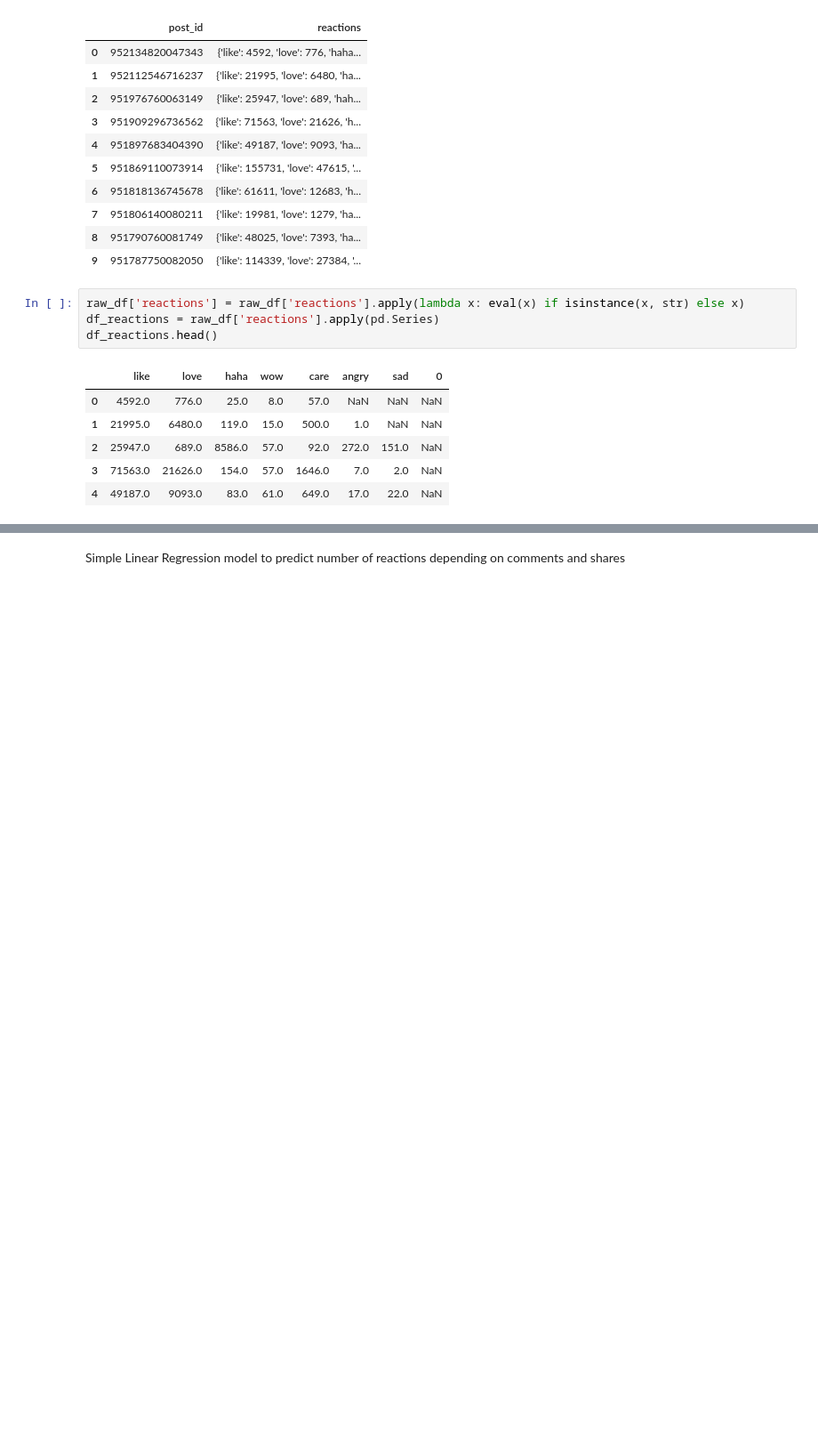
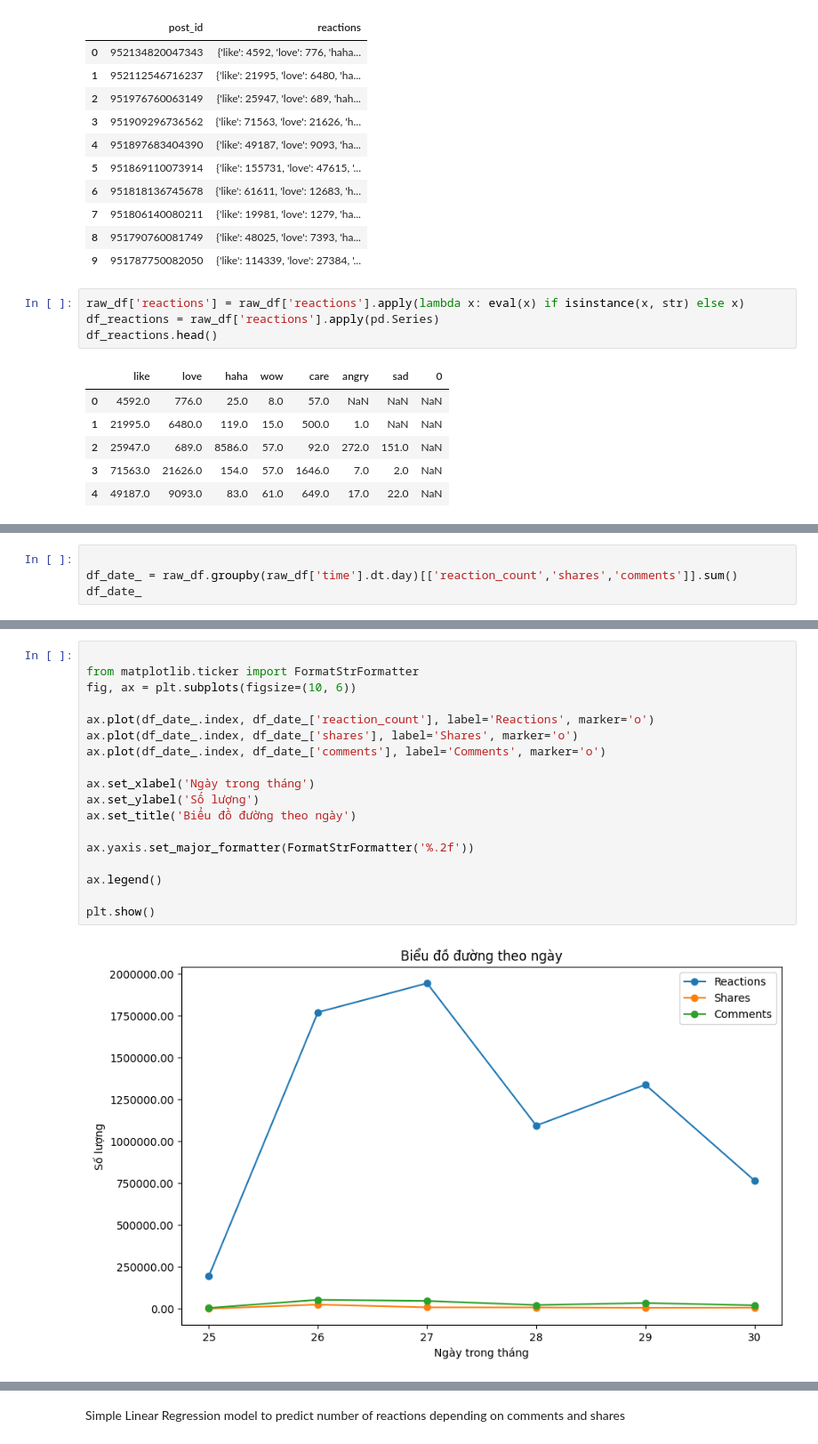
Before and after one commit to phulocnguyen/Facebook-Data-Analysis, a Jupyter notebook: Data Analysis.ipynb, the cells around one changed output, grey strips where cells are left out. Shown: that part at 89% size. Saved outputs shown, nothing was run; the diff lists cells and outputs as text; blank space fills up the shorter version.

```diff
--- a/Data Analysis.ipynb
+++ b/Data Analysis.ipynb
@@ -222,0 +218,4 @@ End date: 2023-11-30
+# %%
+
+df_date_ = raw_df.groupby(raw_df['time'].dt.day)[['reaction_count','shares','comments']].sum()
+df_date_
@@ -222,0 +231,20 @@ End date: 2023-11-30
+# %%
+
+from matplotlib.ticker import FormatStrFormatter
+fig, ax = plt.subplots(figsize=(10, 6))
+
+ax.plot(df_date_.index, df_date_['reaction_count'], label='Reactions', marker='o')
+ax.plot(df_date_.index, df_date_['shares'], label='Shares', marker='o')
+ax.plot(df_date_.index, df_date_['comments'], label='Comments', marker='o')
+
+ax.set_xlabel('Ngày trong tháng')
+ax.set_ylabel('Số lượng')
+ax.set_title('Biểu đồ đường theo ngày')
+
+ax.yaxis.set_major_formatter(FormatStrFormatter('%.2f'))
+
+ax.legend()
+
+plt.show()
+# %% [output]
+[figure, added]
```
Also changed, not shown: parts of 28 cells of this notebook, 2 other files.
